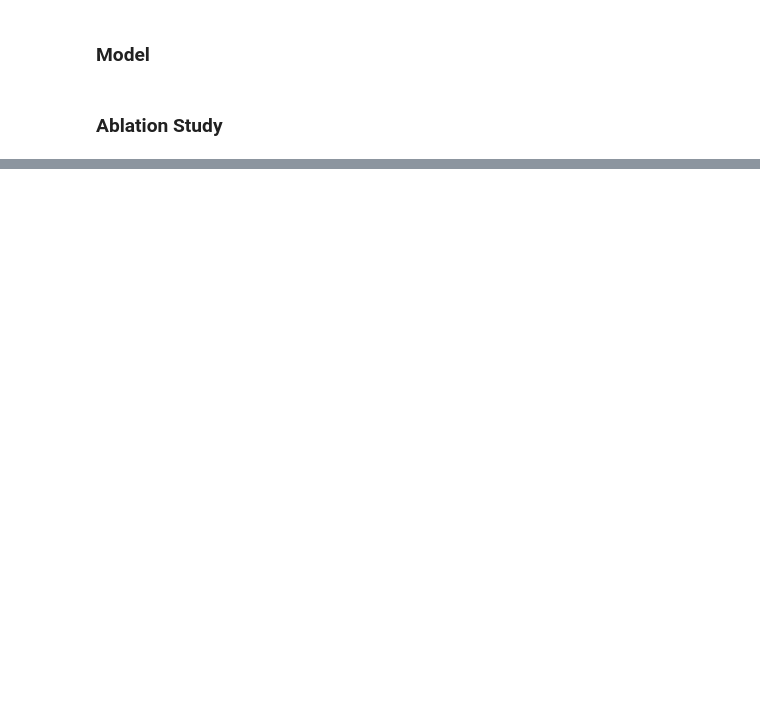
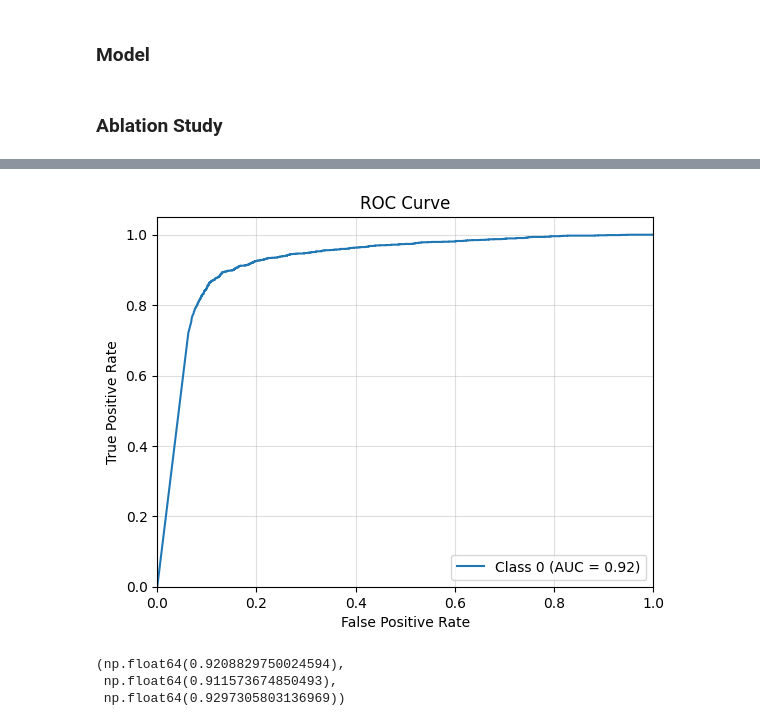
Before and after one commit to greglcr/GeometricDL, a Jupyter notebook: dataprocess.ipynb, the cells around one changed output, grey strips where cells are left out. Drawn from its saved outputs; the diff is of its cells as text; code cells hidden in the pictures; blank space fills up the shorter version.

```diff
--- a/dataprocess.ipynb
+++ b/dataprocess.ipynb
@@ -362,9 +421,9 @@ val_loader = DataLoader(val_dataset, batch_size=128, shuffle=False)
 test_loader = DataLoader(test_dataset, batch_size=128, shuffle=False)
 
 inp_len = len(train_dataset[0].x[0])
-device = torch.device('cuda' if torch.cuda.is_available() else 'cpu')
+###device = torch.device('cuda' if torch.cuda.is_available() else 'cpu')
 modelContent = Net(inp_len, 128,train_dataset_bert.num_classes, concat=True).to(device)
-optimizer = torch.optim.Adam(modelSpacy.parameters(), lr=5e-4,amsgrad=True)#, weight_decay=0.01) # They precise that they use a 5e-4 AMSGrad. here we add a bit of weight decay to avoid over-fitting.
+optimizer = torch.optim.Adam(modelContent.parameters(), lr=5e-4,amsgrad=True)#, weight_decay=0.01) # They precise that they use a 5e-4 AMSGrad. here we add a bit of weight decay to avoid over-fitting.
 # %%
 for epoch in range(1, 200):
     loss = train(modelContent)
@@ -407,0 +496,8 @@ optimizer = torch.optim.Adam(model1.parameters(), lr=5e-4,amsgrad=True)#, weight
+# %%
+plot_roc_curve(test_loader,model1)
+calculate_roc_auc_with_ci(model1,test_loader)
+# %% [output]
+[figure, added]
+(np.float64(0.9208829750024594),
+ np.float64(0.911573674850493),
+ np.float64(0.9297305803136969))
```
Also changed, not shown: parts of 56 cells of this notebook.
